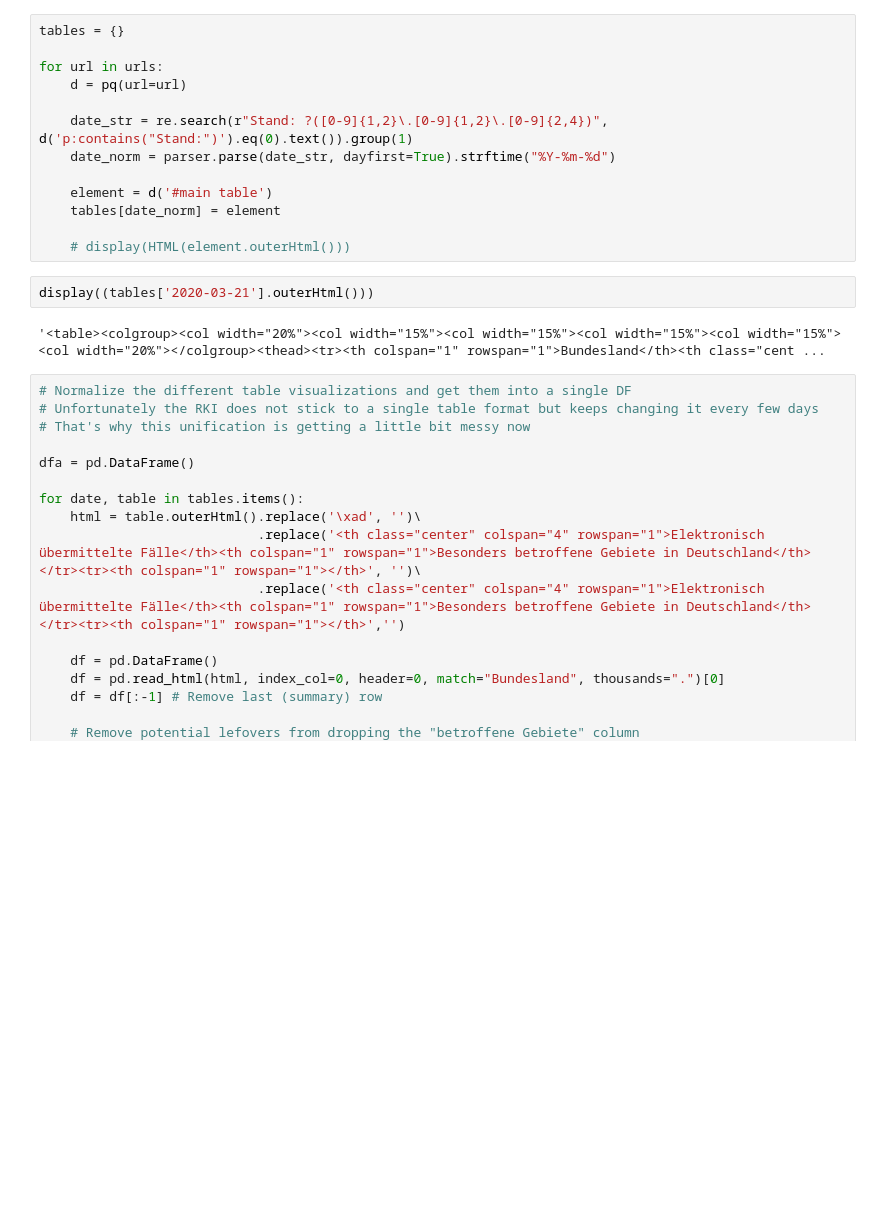
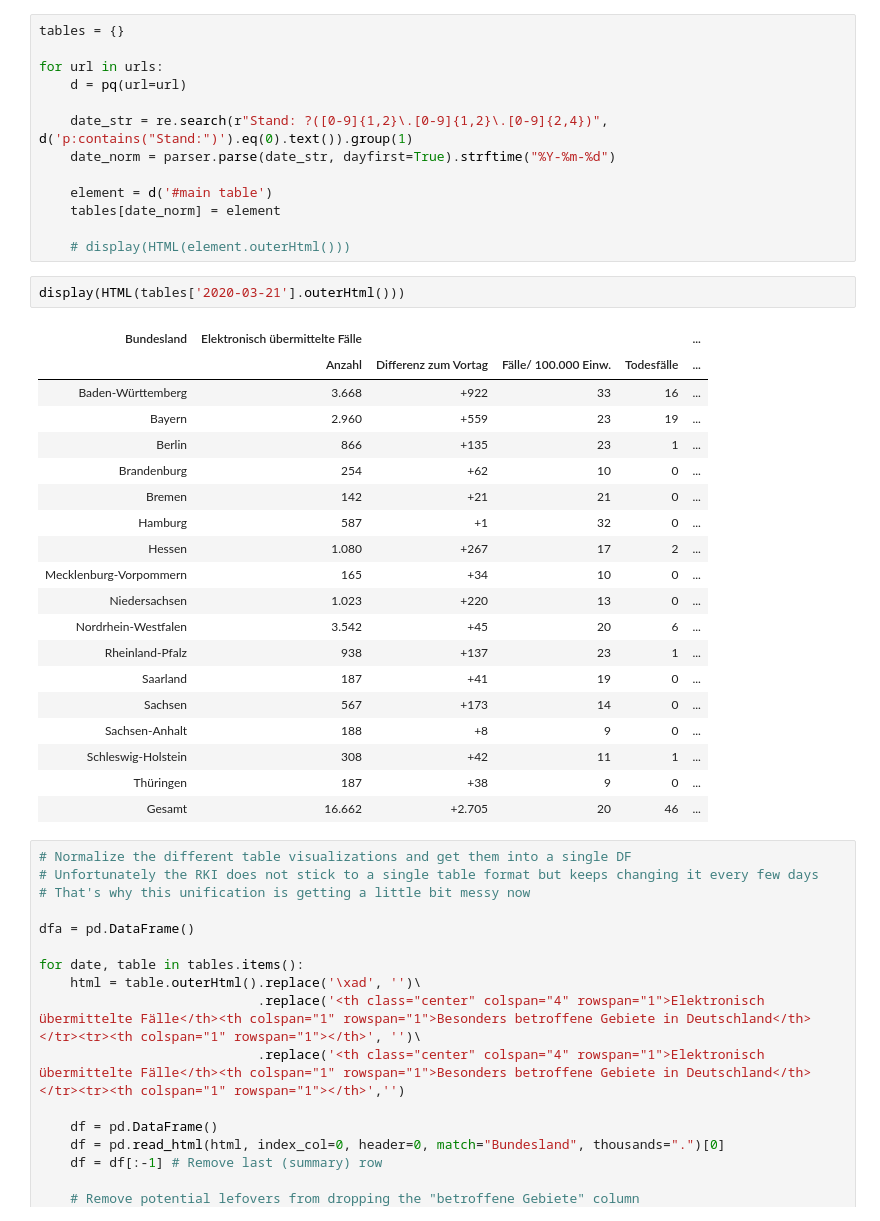
Before and after one commit to whitebearded/covid19-timeseries-germany-by-state, a Jupyter notebook: corona_by_german_state.ipynb, the cells around one changed output. Cells and saved outputs as stored; diff of their text form; blank space fills up the shorter version.

```diff
--- a/corona_by_german_state.ipynb
+++ b/corona_by_german_state.ipynb
@@ -72,9 +72,27 @@ for url in urls:
 
     # display(HTML(element.outerHtml()))
 # %%
-display((tables['2020-03-21'].outerHtml()))
+display(HTML(tables['2020-03-21'].outerHtml()))
 # %% [output]
-'<table><colgroup><col width="20%"><col width="15%"><col width="15%"><col width="15%"><col width="15%"><col width="20%"></colgroup><thead><tr><th colspan="1" rowspan="1">Bundesland</th><th class="cent ...
+| Bundes­land | Elektro­nisch über­mittelte Fälle |  |  |  | ... |
+|  | An­zahl | Dif­fe­renz zum Vor­tag | Fälle/ 100.000 Einw. | Todes­fälle | ... |
+| Baden-Württem­berg | 3.668 | +922 | 33 | 16 | ... |
+| Bayern | 2.960 | +559 | 23 | 19 | ... |
+| Berlin | 866 | +135 | 23 | 1 | ... |
+| Brandenburg | 254 | +62 | 10 | 0 | ... |
+| Bremen | 142 | +21 | 21 | 0 | ... |
+| Hamburg | 587 | +1 | 32 | 0 | ... |
+| Hessen | 1.080 | +267 | 17 | 2 | ... |
+| Mecklenburg-Vor­pommern | 165 | +34 | 10 | 0 | ... |
+| Niedersachsen | 1.023 | +220 | 13 | 0 | ... |
+| Nordrhein-West­falen | 3.542 | +45 | 20 | 6 | ... |
+| Rhein­land-Pfalz | 938 | +137 | 23 | 1 | ... |
+| Saarland | 187 | +41 | 19 | 0 | ... |
+| Sachsen | 567 | +173 | 14 | 0 | ... |
+| Sachsen-Anhalt | 188 | +8 | 9 | 0 | ... |
+| Schles­wig-Holstein | 308 | +42 | 11 | 1 | ... |
+| Thüringen | 187 | +38 | 9 | 0 | ... |
+| Gesamt | 16.662 | +2.705 | 20 | 46 | ... |
 # %%
 # Normalize the different table visualizations and get them into a single DF
 # Unfortunately the RKI does not stick to a single table format but keeps changing it every few days
```
Also changed, not shown: parts of 2 cells of this notebook.
